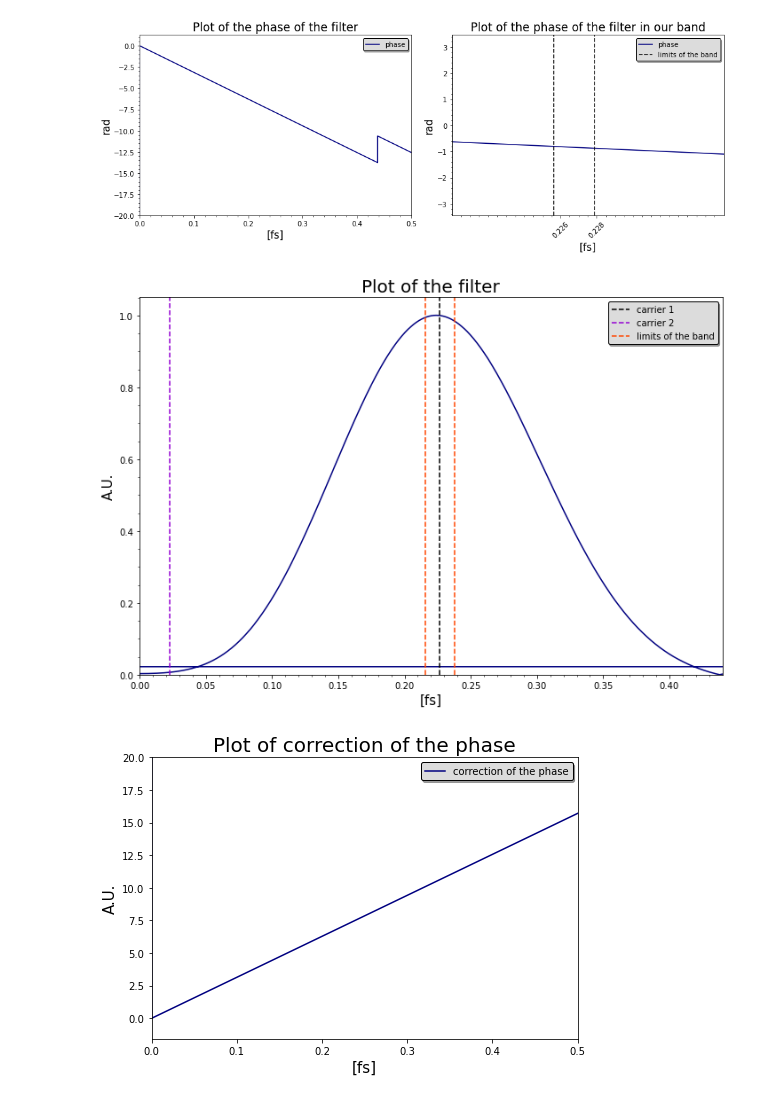
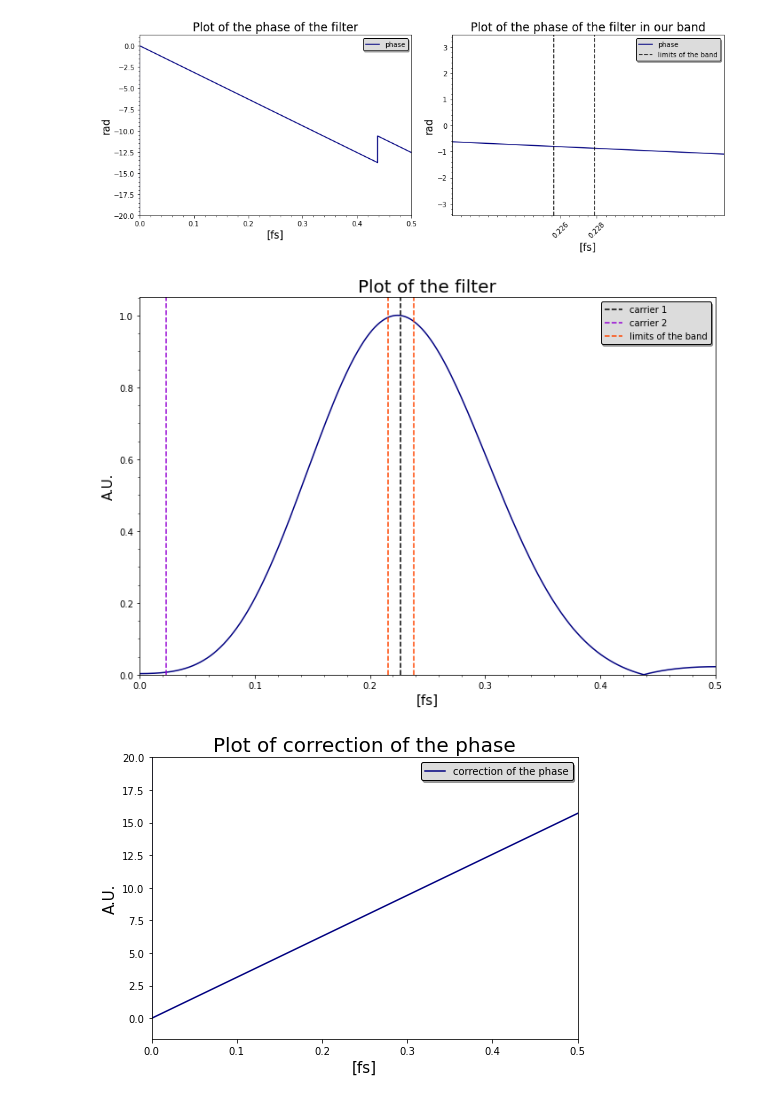
Before and after one commit to GiacomoFrn/MAPD_modA, a Jupyter notebook: python_part.ipynb, the cells around one changed output. Drawn from its saved outputs; the diff is of its cells as text; code cells hidden in the pictures.

```diff
--- a/python_part.ipynb
+++ b/python_part.ipynb
@@ -70,21 +70,21 @@ freq_sample_4, sig_audio_4 = wavfile.read("audiocheck.net_sin_100Hz_-3dBFS_5s.wa
 [figure]
 # %%
 fig, ax = plt.subplots(nrows=1, ncols=1, figsize=(10,7))
-ax.plot(freqs_H, pow, color ='navy')
+ax.plot(freqs_H[idx], pow[idx], color ='navy')
 ax.axvline(x=(10000/fs), linestyle='--', color ='black', label='carrier 1' )
 ax.axvline(x=(1000/fs), linestyle='--', color ='darkviolet', label='carrier 2' )
 ax.axvline(x=(10500/fs), linestyle='--', color ='orangered', label='limits of the band' )
 ax.axvline(x=(9500/fs), linestyle='--', color ='orangered' )
-ax.set_xlim(left=0, right=0.44)
+ax.set_xlim(left=0, right=0.5)
 ax.set_xlabel('[fs]', fontsize=15)
 ax.set_ylabel('A.U.', fontsize=15)
 ax.set_title('Plot of the filter', fontsize=20)
 ax.legend(shadow=True, framealpha=1, facecolor='gainsboro', edgecolor='black', prop={'size':10}, loc='upper right')
 ax.set_ylim(bottom=0)
 ax.minorticks_on()
 fig.tight_layout()
 # %% [output]
-[figure, old version]
+[figure, new version]
 # %%
 N=len(coeff)+len(sig_audio_1)-1 #lunghezza della convoluzione (lunghezza segnale + lunghezza coefficienti - 1)
 freqs = fftpack.fftfreq(N)
```
Also changed, not shown: parts of 4 cells of this notebook, 14 other files.
